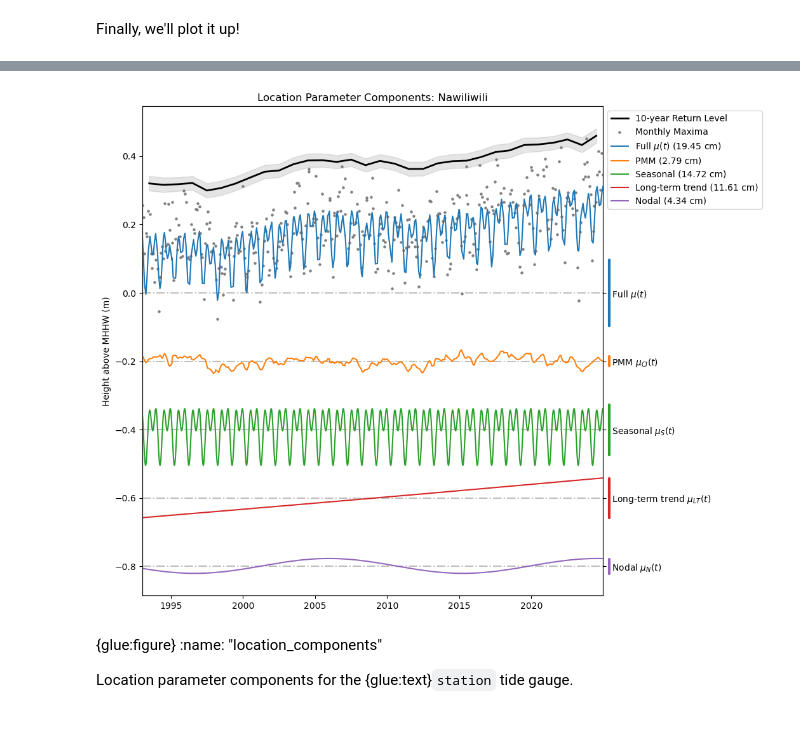
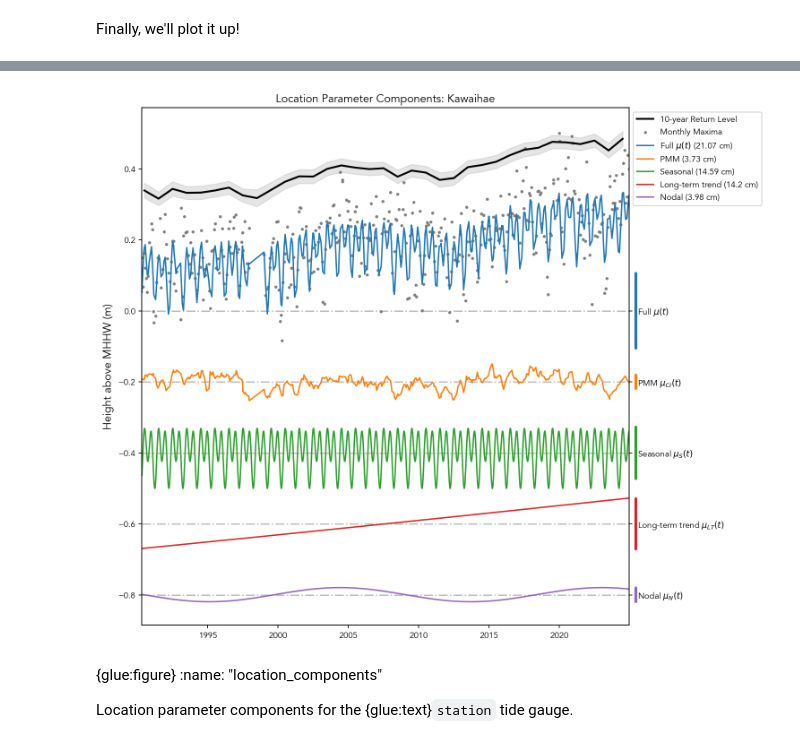
Before and after one commit to uhsealevelcenter/SL_Indicators, a Jupyter notebook: notebooks/Annual/1_6_1_SL_contributions_to_extremes.ipynb, the cells around one changed output, grey strips where cells are left out. Drawn from its saved outputs; the diff is of its cells as text; code cells hidden in the pictures.

```diff
--- a/notebooks/Annual/1_6_1_SL_contributions_to_extremes.ipynb
+++ b/notebooks/Annual/1_6_1_SL_contributions_to_extremes.ipynb
@@ -272,26 +271,26 @@ for stationID in stationIDs:
 # %%
-stationID = 1611400 # Nawiliwili
+stationID = 1617433 # Kawaihae
 
 # read the json file for best model
 jsonpath = Path(dirs['model_output_dir']) / str(stationID) / 'best_params.json'
 with open(jsonpath, 'r') as f:
         output = json.load(f)
         modelInfo = output['modelInfo']
         params = output['w']
         x = output['x']
 
 time = modelInfo['year0'] + pd.Series(modelInfo['t'])
 
 w = stats.adjust_w_for_plotting(x, params)
 modelType = 'RL_best.nc'
 model = xr.open_dataset(Path(dirs['model_output_dir']) / str(stationID) / modelType)
 fig, amps, ax = make_component_figure(w, modelInfo, model, time)
 
 glue("location_components",fig,display=False)
 glue("station",model.attrs['station_name'],display=False)
 # %% [output]
 [interactive output not drawn]
-[figure, old version]
+[figure, new version]
 # %% [markdown]
 {glue:figure}
 :name: "location_components"
```
Also changed, not shown: parts of 7 cells of this notebook.
